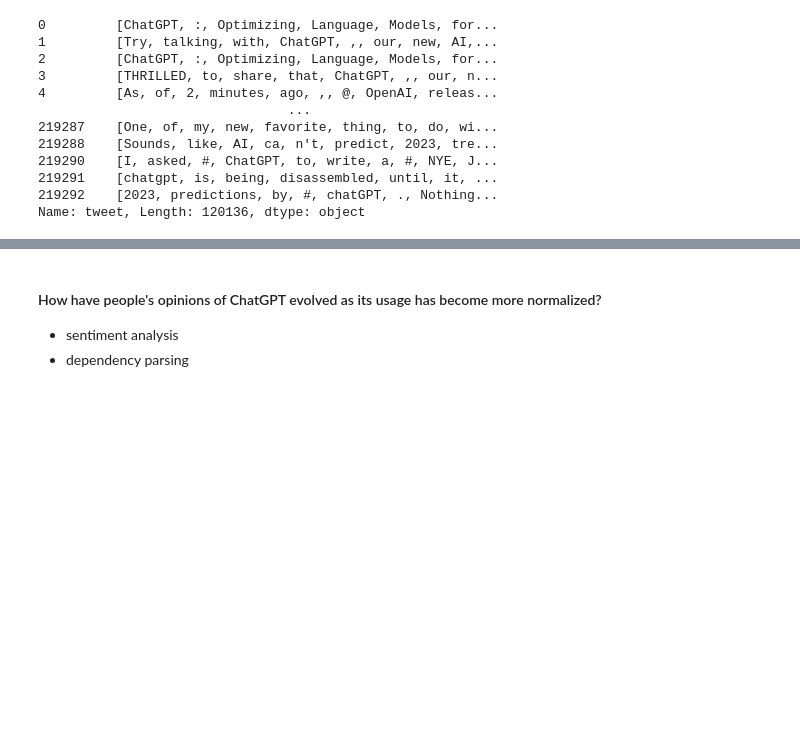
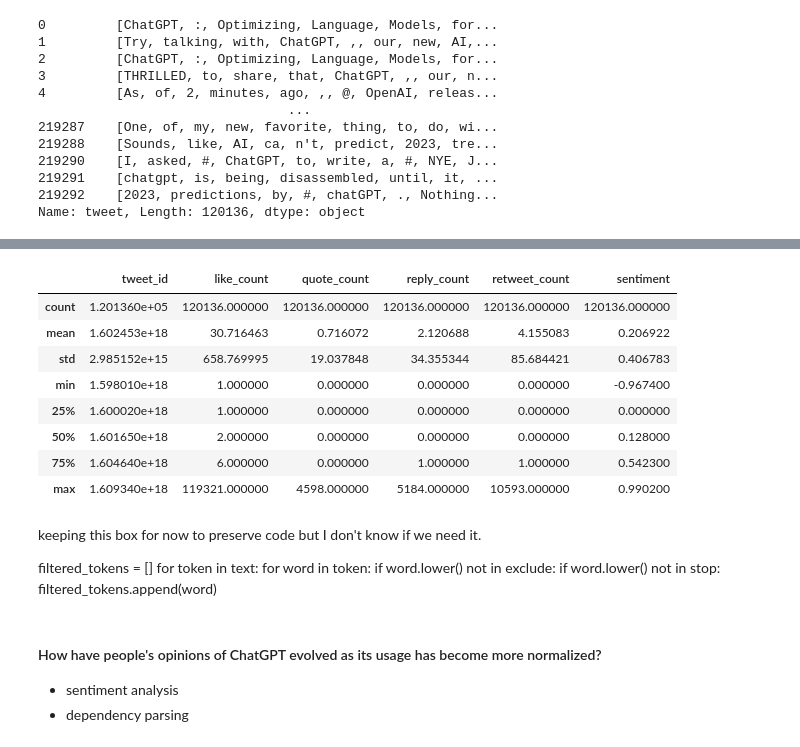
Before and after one commit to ReproTeach/final-project-lc_sa_sm_team, a Jupyter notebook: project_draft.ipynb, the cells around one changed output, grey strips where cells are left out. Saved outputs shown, nothing was run; the diff lists cells and outputs as text; code cells hidden in the pictures; blank space fills up the shorter version.

```diff
--- a/project_draft.ipynb
+++ b/project_draft.ipynb
@@ -127,0 +149,12 @@ note to self: I think the "too much data" error happened because we were trying
+# %%
+df1.describe()
+# %% [output]
+|  | tweet_id | like_count | quote_count | reply_count | retweet_count | sentiment |
+| count | 1.201360e+05 | 120136.000000 | 120136.000000 | 120136.000000 | 120136.000000 | 120136.000000 |
+| mean | 1.602453e+18 | 30.716463 | 0.716072 | 2.120688 | 4.155083 | 0.206922 |
+| std | 2.985152e+15 | 658.769995 | 19.037848 | 34.355344 | 85.684421 | 0.406783 |
+| min | 1.598010e+18 | 1.000000 | 0.000000 | 0.000000 | 0.000000 | -0.967400 |
+| 25% | 1.600020e+18 | 1.000000 | 0.000000 | 0.000000 | 0.000000 | 0.000000 |
+| 50% | 1.601650e+18 | 2.000000 | 0.000000 | 0.000000 | 0.000000 | 0.128000 |
+| 75% | 1.604640e+18 | 6.000000 | 0.000000 | 1.000000 | 1.000000 | 0.542300 |
+| max | 1.609340e+18 | 119321.000000 | 4598.000000 | 5184.000000 | 10593.000000 | 0.990200 |
@@ -127,0 +169,9 @@ note to self: I think the "too much data" error happened because we were trying
+# %% [markdown]
+keeping this box for now to preserve code but I don't know if we need it.
+
+filtered_tokens = []
+for token in text:
+    for word in token:
+        if word.lower() not in exclude:
+            if word.lower() not in stop:
+                filtered_tokens.append(word)
```
Also changed, not shown: parts of 17 cells of this notebook.
